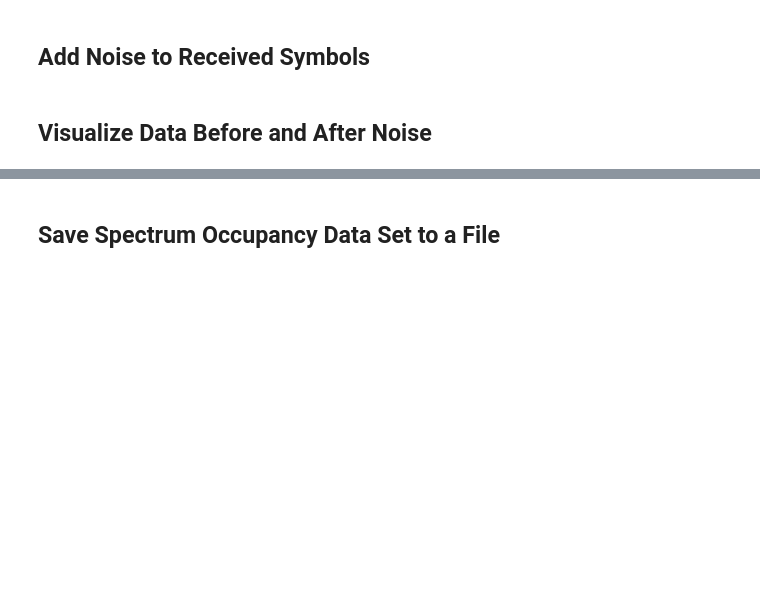
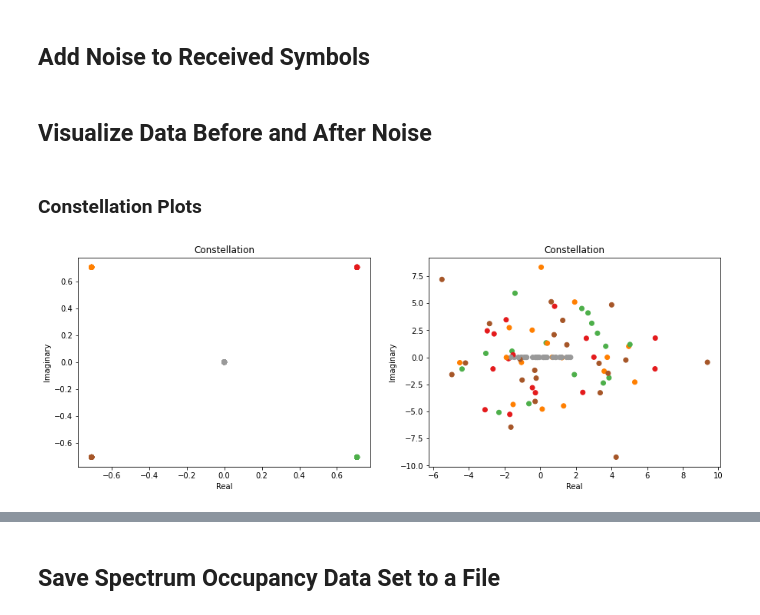
Before and after one commit to oshears/bladerf_dfr_accelerator, a Jupyter notebook: python/spectrum_sensing_data.ipynb, the cells around one changed output, grey strips where cells are left out. Drawn from its saved outputs; the diff is of its cells as text; code cells hidden in the pictures; blank space fills up the shorter version.

Commit message:
added graphs to data generation

```diff
--- a/python/spectrum_sensing_data.ipynb
+++ b/python/spectrum_sensing_data.ipynb
@@ -30,9 +30,9 @@ numSym = 1
 numRxAnt = numTxAnt = 1
 
 # Signal to Noise Ratio in dB
-# SNRdb = 0
+SNRdb = 0
 # SNRdb = -5
-SNRdb = -10
+# SNRdb = -10
 
 # Signal to Noise Ratio (Linear)
 SNRlin = 10**(SNRdb/10)
@@ -130,3 +130,45 @@ for i in range(nframes):
   receivedSignal[i,:] = ss + nn
 # %% [markdown]
 ## Visualize Data Before and After Noise
+# %% [markdown]
+### Constellation Plots
+# %%
+### clean samples ###
+i = np.real(received[:,0])
+q = np.imag(received[:,0])
+symbol = np.zeros(6102)
+for n in range(6102):
+    if i[n] > 0 and q[n] > 0:
+        symbol[n] = 0
+    elif i[n] > 0 and q[n] < 0:
+        symbol[n] = 1
+    elif i[n] < 0 and q[n] > 0:
+        symbol[n] = 2
+    elif i[n] < 0 and q[n] < 0:
+        symbol[n] = 3
+    else:
+        symbol[n] = 4
+
+SAMPLES = 100
+
+fig, ax = plt.subplots(1,2)
+fig.figure.set_size_inches(15,5)
+
+ax[0].scatter(i[:SAMPLES],q[:SAMPLES],c=symbol[:SAMPLES], cmap='Set1')
+ax[0].set_xlabel("Real")
+ax[0].set_ylabel("Imaginary")
+ax[0].set_title("Constellation")
+
+### samples with noise ###
+
+i = np.real(receivedSignal[:,0])
+q = np.imag(receivedSignal[:,0])
+
+ax[1].scatter(i[:SAMPLES],q[:SAMPLES],c=symbol[:SAMPLES], cmap='Set1')
+ax[1].set_xlabel("Real")
+ax[1].set_ylabel("Imaginary")
+ax[1].set_title("Constellation")
+
+plt.show()
+# %% [output]
+[figure, added]
```
Also changed, not shown: parts of 2 cells of this notebook.
